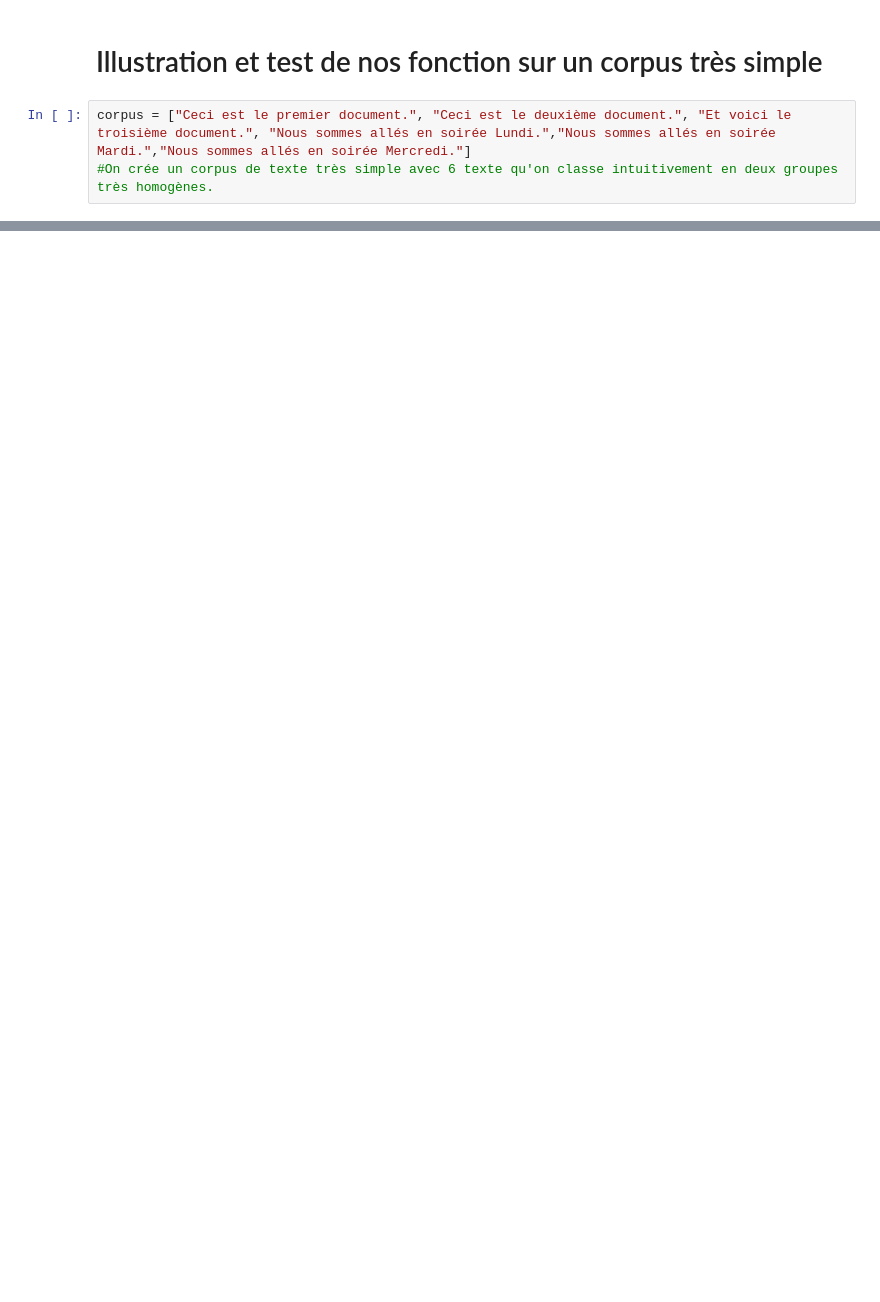
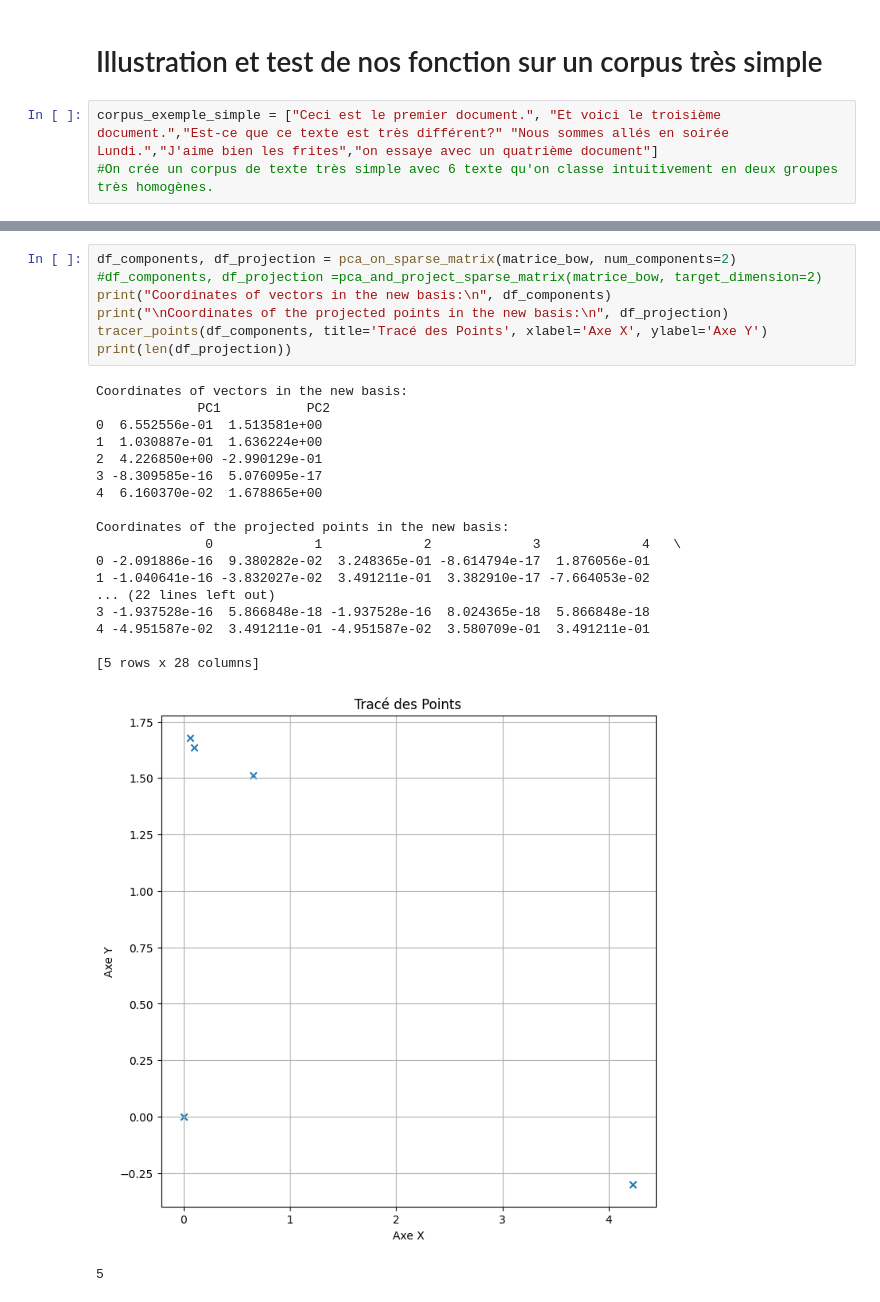
Before and after one commit to jcomperatore/PythonPourLaDataScience, a Jupyter notebook: Analyse thématique/première_analyse_textuelle.ipynb, the cells around one changed output, grey strips where cells are left out. Saved outputs shown, nothing was run; the diff lists cells and outputs as text; blank space fills up the shorter version.

```diff
--- a/Analyse thématique/première_analyse_textuelle.ipynb
+++ b/Analyse thématique/première_analyse_textuelle.ipynb
@@ -102,6 +314,6 @@ def clustering_kmeans_lignes(matrice_sparse, nombre_clusters):
 # %% [markdown]
 # Illustration et test de nos fonction sur un corpus très simple
 # %%
-corpus = ["Ceci est le premier document.", "Ceci est le deuxième document.", "Et voici le troisième document.", "Nous sommes allés en soirée Lundi.","Nous sommes allés en soirée Mardi.","Nous sommes allés en soirée Mercredi."]
+corpus_exemple_simple = ["Ceci est le premier document.", "Et voici le troisième document.","Est-ce que ce texte est très différent?" "Nous sommes allés en soirée Lundi.","J'aime bien les frites","on essaye avec un quatrième document"]
 #On crée un corpus de texte très simple avec 6 texte qu'on classe intuitivement en deux groupes très homogènes.
 # %%
@@ -126,0 +340,27 @@ print("Étiquettes des clusters pour les différents texte du corpus :", etiquet
+# %%
+df_components, df_projection = pca_on_sparse_matrix(matrice_bow, num_components=2)
+#df_components, df_projection =pca_and_project_sparse_matrix(matrice_bow, target_dimension=2)
+print("Coordinates of vectors in the new basis:\n", df_components)
+print("\nCoordinates of the projected points in the new basis:\n", df_projection)
+tracer_points(df_components, title='Tracé des Points', xlabel='Axe X', ylabel='Axe Y')
+print(len(df_projection))
+# %% [output]
+Coordinates of vectors in the new basis:
+             PC1           PC2
+0  6.552556e-01  1.513581e+00
+1  1.030887e-01  1.636224e+00
+2  4.226850e+00 -2.990129e-01
+3 -8.309585e-16  5.076095e-17
+4  6.160370e-02  1.678865e+00
+
+Coordinates of the projected points in the new basis:
+              0             1             2             3             4   \
+0 -2.091886e-16  9.380282e-02  3.248365e-01 -8.614794e-17  1.876056e-01
+1 -1.040641e-16 -3.832027e-02  3.491211e-01  3.382910e-17 -7.664053e-02
+... (22 lines left out)
+3 -1.937528e-16  5.866848e-18 -1.937528e-16  8.024365e-18  5.866848e-18
+4 -4.951587e-02  3.491211e-01 -4.951587e-02  3.580709e-01  3.491211e-01
+
+[5 rows x 28 columns]
+[figure, added]
+5
```
Also changed, not shown: parts of 30 cells of this notebook.
